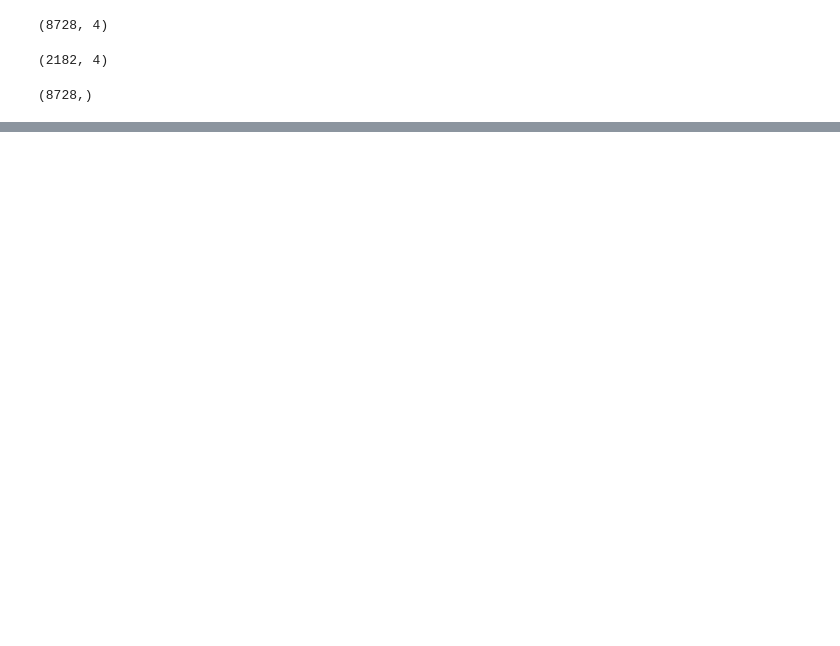
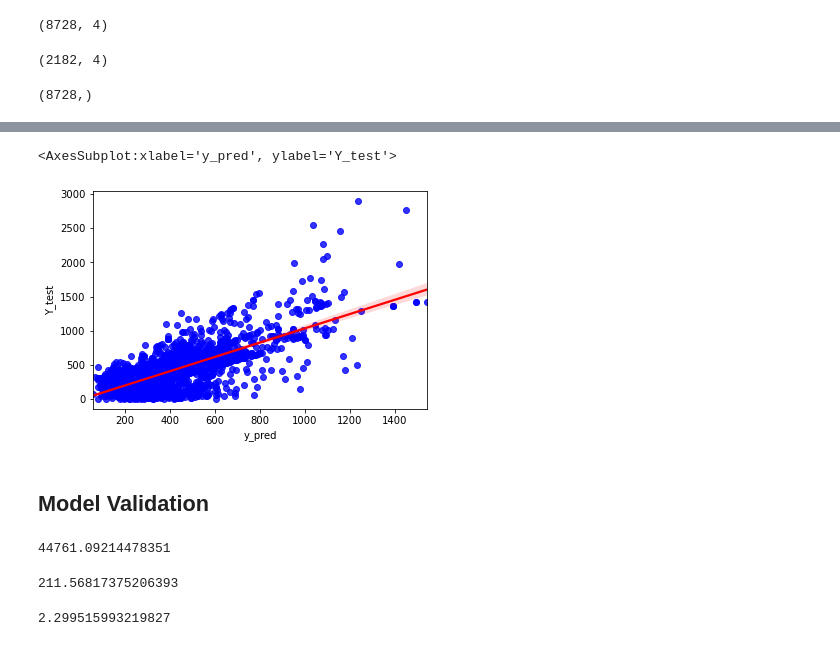
Before and after one commit to shushak/LabWork, a Jupyter notebook: Customer Case Study/Customer_Analysis_Case_Study 4_5.ipynb, the cells around one changed output, grey strips where cells are left out. Saved outputs shown, nothing was run; the diff lists cells and outputs as text; code cells hidden in the pictures; blank space fills up the shorter version.

```diff
--- a/Customer Case Study/Customer_Analysis_Case_Study 4_5.ipynb
+++ b/Customer Case Study/Customer_Analysis_Case_Study 4_5.ipynb
@@ -492,0 +484,2 @@ categorical_data.head
+# %%
+result=pd.DataFrame({"Y_test":Y_test,"y_pred":y_pred})
@@ -503,2 +506,0 @@ NameError: name 'model' is not defined
-# %%
-result=pd.DataFrame({"Y_test":Y_test,"Y_pred":Y_pred})
@@ -520,0 +531,7 @@ result
+# %%
+sns.regplot(x='y_pred',y='Y_test', data=result, scatter_kws={"color": "blue"}, line_kws={"color": "red"})
+# %% [output]
+<AxesSubplot:xlabel='y_pred', ylabel='Y_test'>
+[figure, added]
+# %% [markdown]
+## Model Validation
@@ -520,0 +544,18 @@ result
+# %%
+# MSE: mean squared error
+MSE = np.mean( np.power(  Y_test - y_pred , 2 ) )
+MSE
+# %% [output]
+44761.09214478351
+# %%
+# RMSE: root mean squared error
+RMSE = np.sqrt(MSE)
+RMSE
+# %% [output]
+211.56817375206393
+# %%
+# MAPE: mean absolute percentual error
+MAPE = np.mean( np.abs(  Y_test - y_pred) / Y_test )
+MAPE
+# %% [output]
+2.299515993219827
```
Also changed, not shown: parts of 29 cells of this notebook.
